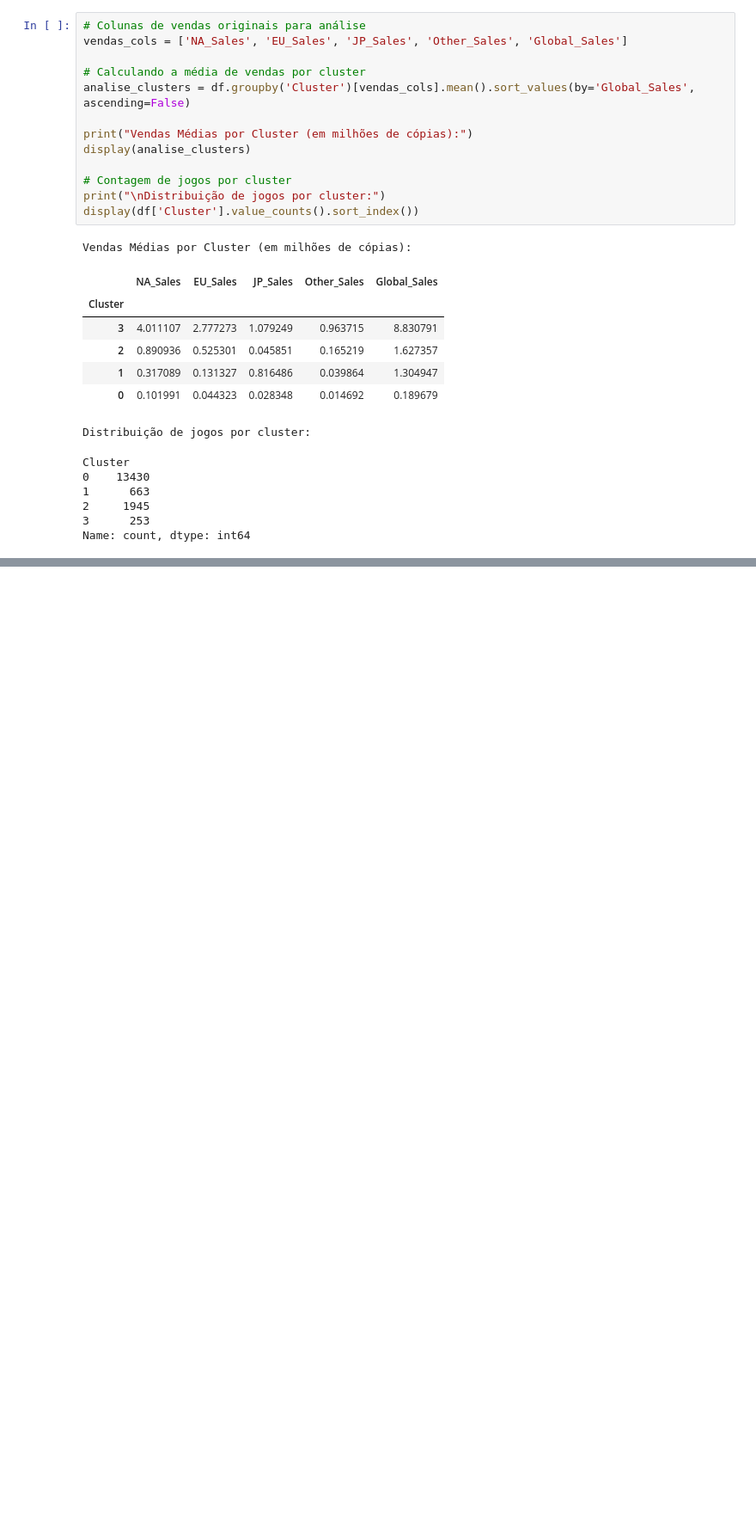
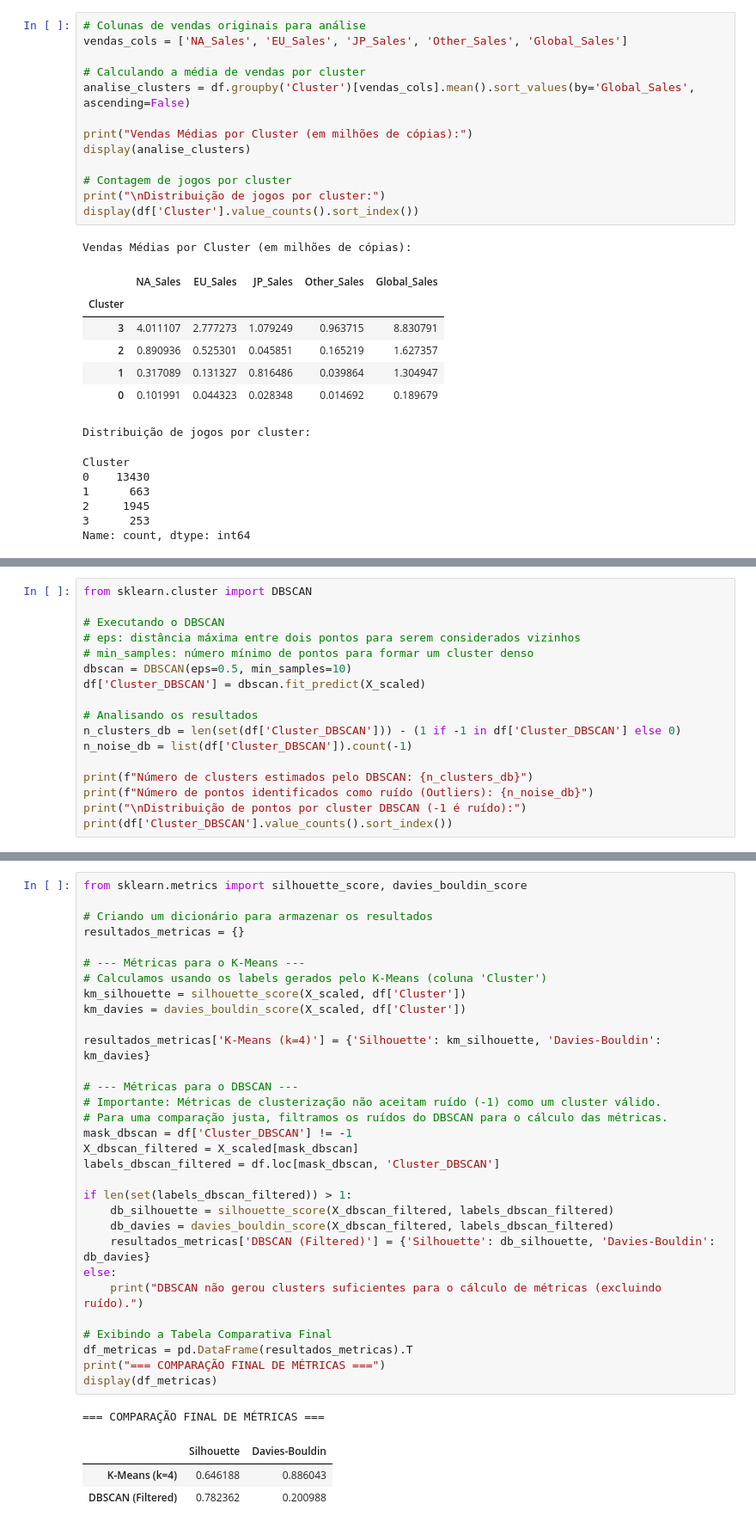
Before and after one commit to jg2alv/tp1-md, a Jupyter notebook: projeto/modelagem.ipynb, the cells around one changed output, grey strips where cells are left out. Shown at 86% size. Saved outputs shown, nothing was run; the diff lists cells and outputs as text; blank space fills up the shorter version.

```diff
--- a/projeto/modelagem.ipynb
+++ b/projeto/modelagem.ipynb
@@ -116,0 +214,17 @@ A execução do K-Means com $k=4$ revelou uma segmentação clara e estratégica
+# %%
+from sklearn.cluster import DBSCAN
+
+# Executando o DBSCAN
+# eps: distância máxima entre dois pontos para serem considerados vizinhos
+# min_samples: número mínimo de pontos para formar um cluster denso
+dbscan = DBSCAN(eps=0.5, min_samples=10)
+df['Cluster_DBSCAN'] = dbscan.fit_predict(X_scaled)
+
+# Analisando os resultados
+n_clusters_db = len(set(df['Cluster_DBSCAN'])) - (1 if -1 in df['Cluster_DBSCAN'] else 0)
+n_noise_db = list(df['Cluster_DBSCAN']).count(-1)
+
+print(f"Número de clusters estimados pelo DBSCAN: {n_clusters_db}")
+print(f"Número de pontos identificados como ruído (Outliers): {n_noise_db}")
+print("\nDistribuição de pontos por cluster DBSCAN (-1 é ruído):")
+print(df['Cluster_DBSCAN'].value_counts().sort_index())
@@ -116,0 +266,36 @@ A execução do K-Means com $k=4$ revelou uma segmentação clara e estratégica
+# %%
+from sklearn.metrics import silhouette_score, davies_bouldin_score
+
+# Criando um dicionário para armazenar os resultados
+resultados_metricas = {}
+
+# --- Métricas para o K-Means ---
+# Calculamos usando os labels gerados pelo K-Means (coluna 'Cluster')
+km_silhouette = silhouette_score(X_scaled, df['Cluster'])
+km_davies = davies_bouldin_score(X_scaled, df['Cluster'])
+
+resultados_metricas['K-Means (k=4)'] = {'Silhouette': km_silhouette, 'Davies-Bouldin': km_davies}
+
+# --- Métricas para o DBSCAN ---
+# Importante: Métricas de clusterização não aceitam ruído (-1) como um cluster válido.
+# Para uma comparação justa, filtramos os ruídos do DBSCAN para o cálculo das métricas.
+mask_dbscan = df['Cluster_DBSCAN'] != -1
+X_dbscan_filtered = X_scaled[mask_dbscan]
+labels_dbscan_filtered = df.loc[mask_dbscan, 'Cluster_DBSCAN']
+
+if len(set(labels_dbscan_filtered)) > 1:
+    db_silhouette = silhouette_score(X_dbscan_filtered, labels_dbscan_filtered)
+    db_davies = davies_bouldin_score(X_dbscan_filtered, labels_dbscan_filtered)
+    resultados_metricas['DBSCAN (Filtered)'] = {'Silhouette': db_silhouette, 'Davies-Bouldin': db_davies}
+else:
+    print("DBSCAN não gerou clusters suficientes para o cálculo de métricas (excluindo ruído).")
+
+# Exibindo a Tabela Comparativa Final
+df_metricas = pd.DataFrame(resultados_metricas).T
+print("=== COMPARAÇÃO FINAL DE MÉTRICAS ===")
+display(df_metricas)
+# %% [output]
+=== COMPARAÇÃO FINAL DE MÉTRICAS ===
+|  | Silhouette | Davies-Bouldin |
+| K-Means (k=4) | 0.646188 | 0.886043 |
+| DBSCAN (Filtered) | 0.782362 | 0.200988 |
```
Also changed, not shown: parts of 18 cells of this notebook.
